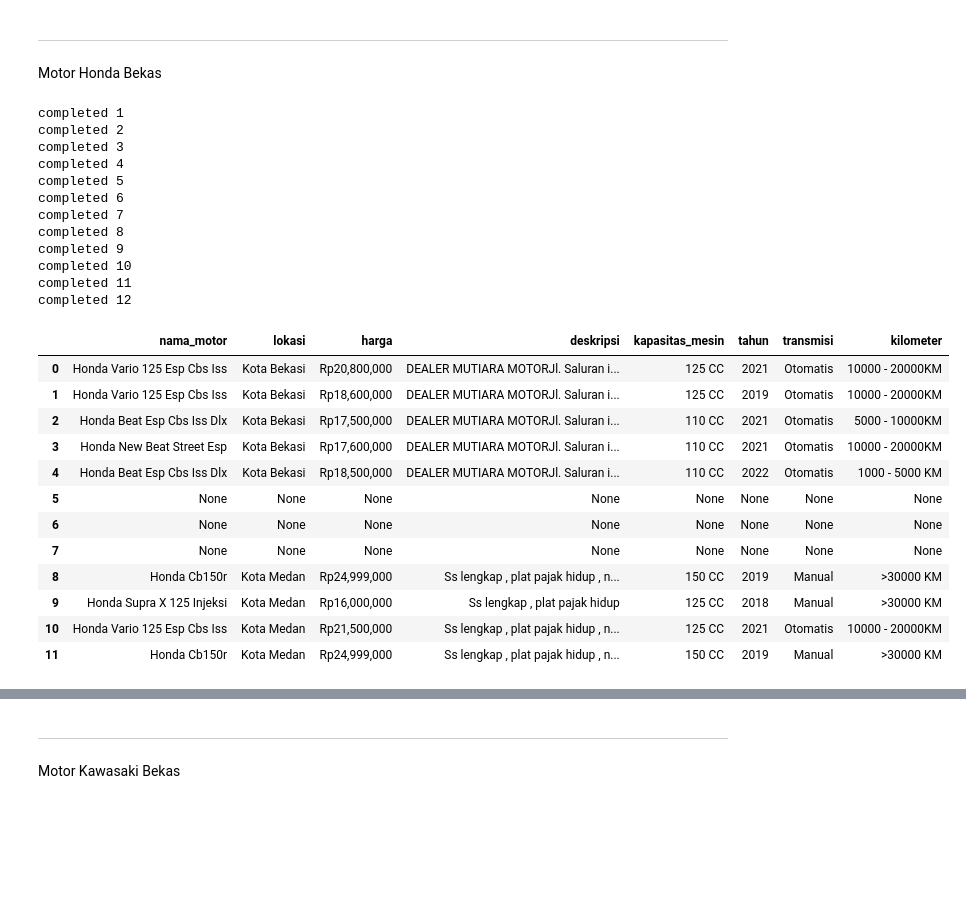
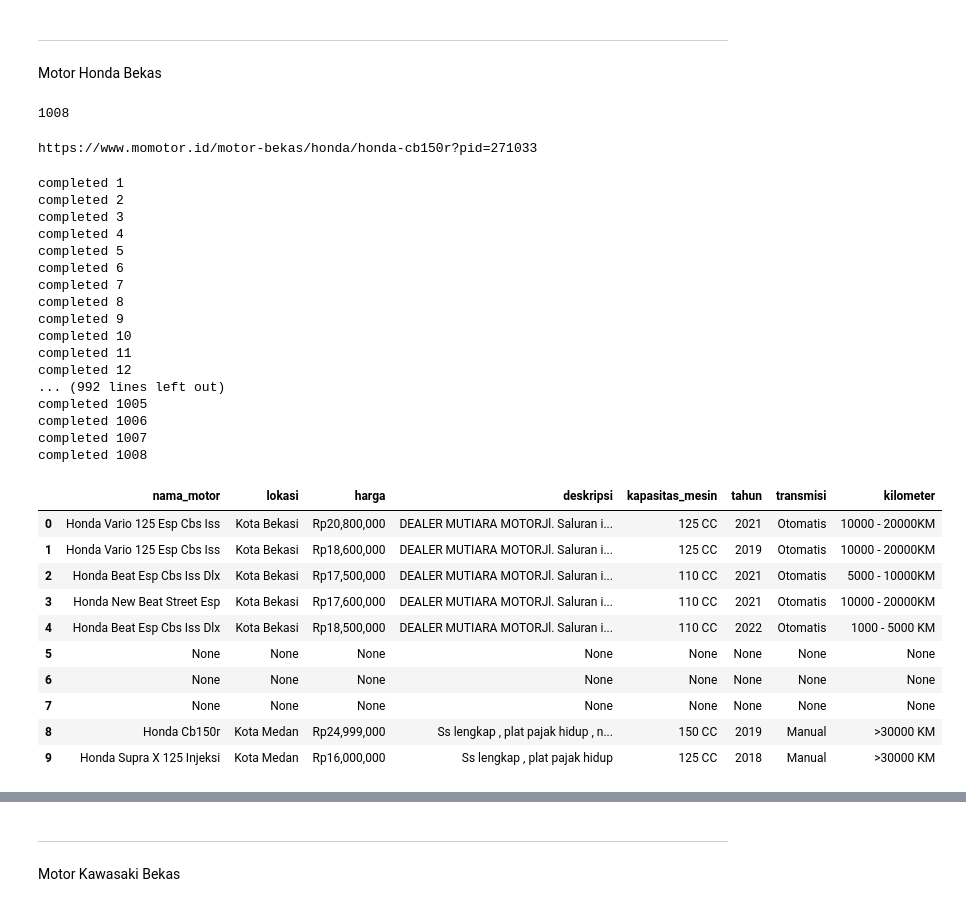
Before and after one commit to daff00/used-motorcycle-price-prediction, a Jupyter notebook: scraping.ipynb, the cells around one changed output, grey strips where cells are left out. Cells and saved outputs as stored; diff of their text form; code cells hidden in the pictures; blank space fills up the shorter version.

```diff
--- a/scraping.ipynb
+++ b/scraping.ipynb
@@ -28,7 +28,7 @@ t={}
 data_yamaha =[]
 c=0
 
-for x in range(1,2): # page 1 sampai n
+for x in range(1,50): # page 1 sampai n
     k = requests.get('https://momotor.id/motor-bekas?offset=0&brands=yamaha'.format(x)).text #link page yang mau di scrape
     soup=BeautifulSoup(k,'html.parser')
     productlist = soup.find_all("div",{"class":"MuiGrid-root MuiGrid-item MuiGrid-grid-xs-6 MuiGrid-grid-sm-4 css-g8wver"}) # cari card tempat produknya
@@ -41,22 +49,18 @@ for x in range(1,2): # page 1 sampai n
 for link in url_yamaha: #input data
     f = requests.get(link, headers=headers).text
     hun = BeautifulSoup(f, 'html.parser')
-
     try:
         price = hun.find("p", {"class": "product-price"}).text.replace('\n', "")
     except:
         price = None
-
     try:
         location = hun.find("h2", {"class" : "product-location"}).text.replace('\n', "")
     except:
         location = None
-
     try:
         description = hun.find("div", {"class": "description-text"}).text.strip()
     except:
         description = None
-
     try:
         name = hun.find("h1", {"class": "product-name"}).text.replace('\n', "")
     except:
@@ -97,7 +101,7 @@ for link in url_yamaha: #input data
     }
 
     data_yamaha.append(motor_yamaha)
-    c = c + 1
+    c += 1
     print("completed", c)
 # %% [output]
 completed 1
@@ -158,7 +153,7 @@ t={}
 data_honda =[]
 c=0
 
-for x in range(1,2): # page 1 sampai n
+for x in range(1,85): # page 1 sampai n
     k = requests.get('https://momotor.id/motor-bekas?offset=0&brands=honda'.format(x)).text #link page yang mau di scrape
     soup=BeautifulSoup(k,'html.parser')
     productlist = soup.find_all("div",{"class":"MuiGrid-root MuiGrid-item MuiGrid-grid-xs-6 MuiGrid-grid-sm-4 css-g8wver"}) # cari card tempat produknya
@@ -167,6 +162,14 @@ for x in range(1,2): # page 1 sampai n
         link = product.find("a", href=True)
         if link:
             url_honda.append(baseurl + link['href'])
+# %%
+print(len(url_honda))
+# %% [output]
+1008
+# %%
+print(url_honda[-1])
+# %% [output]
+https://www.momotor.id/motor-bekas/honda/honda-cb150r?pid=271033
 # %%
 for link in url_honda: #input data
     f = requests.get(link, headers=headers).text
@@ -227,7 +230,7 @@ for link in url_honda: #input data
     }
 
     data_honda.append(motor_honda)
-    c = c + 1
+    c += 1
     print("completed", c)
 # %% [output]
 completed 1
@@ -242,24 +245,27 @@ completed 9
 completed 10
 completed 11
 completed 12
+... (992 lines left out)
+completed 1005
+completed 1006
+completed 1007
+completed 1008
 # %%
 # Convert ke data frame
 df_honda = pd.DataFrame(data_honda)
-df_honda
+df_honda.head(10)
 # %% [output]
 |  | nama_motor | lokasi | harga | deskripsi | kapasitas_mesin | tahun | transmisi | kilometer |
 | 0 | Honda Vario 125 Esp Cbs Iss | Kota Bekasi | Rp20,800,000 | DEALER MUTIARA MOTORJl. Saluran i... | 125 CC | 2021 | Otomatis | 10000 - 20000KM |
 | 1 | Honda Vario 125 Esp Cbs Iss | Kota Bekasi | Rp18,600,000 | DEALER MUTIARA MOTORJl. Saluran i... | 125 CC | 2019 | Otomatis | 10000 - 20000KM |
 | 2 | Honda Beat Esp Cbs Iss Dlx | Kota Bekasi | Rp17,500,000 | DEALER MUTIARA MOTORJl. Saluran i... | 110 CC | 2021 | Otomatis | 5000 - 10000KM |
 | 3 | Honda New Beat Street Esp | Kota Bekasi | Rp17,600,000 | DEALER MUTIARA MOTORJl. Saluran i... | 110 CC | 2021 | Otomatis | 10000 - 20000KM |
 | 4 | Honda Beat Esp Cbs Iss Dlx | Kota Bekasi | Rp18,500,000 | DEALER MUTIARA MOTORJl. Saluran i... | 110 CC | 2022 | Otomatis | 1000 - 5000 KM |
 | 5 | None | None | None | None | None | None | None | None |
 | 6 | None | None | None | None | None | None | None | None |
 | 7 | None | None | None | None | None | None | None | None |
 | 8 | Honda Cb150r | Kota Medan | Rp24,999,000 | Ss lengkap , plat pajak hidup , n... | 150 CC | 2019 | Manual | >30000 KM |
 | 9 | Honda Supra X 125 Injeksi | Kota Medan | Rp16,000,000 | Ss lengkap , plat pajak hidup | 125 CC | 2018 | Manual | >30000 KM |
-| 10 | Honda Vario 125 Esp Cbs Iss | Kota Medan | Rp21,500,000 | Ss lengkap , plat pajak hidup , n... | 125 CC | 2021 | Otomatis | 10000 - 20000KM |
-| 11 | Honda Cb150r | Kota Medan | Rp24,999,000 | Ss lengkap , plat pajak hidup , n... | 150 CC | 2019 | Manual | >30000 KM |
 # %%
 # Penyesuaian
 df_honda['url'] = url_honda
```
Also changed, not shown: parts of 21 cells of this notebook, 5 other files.
